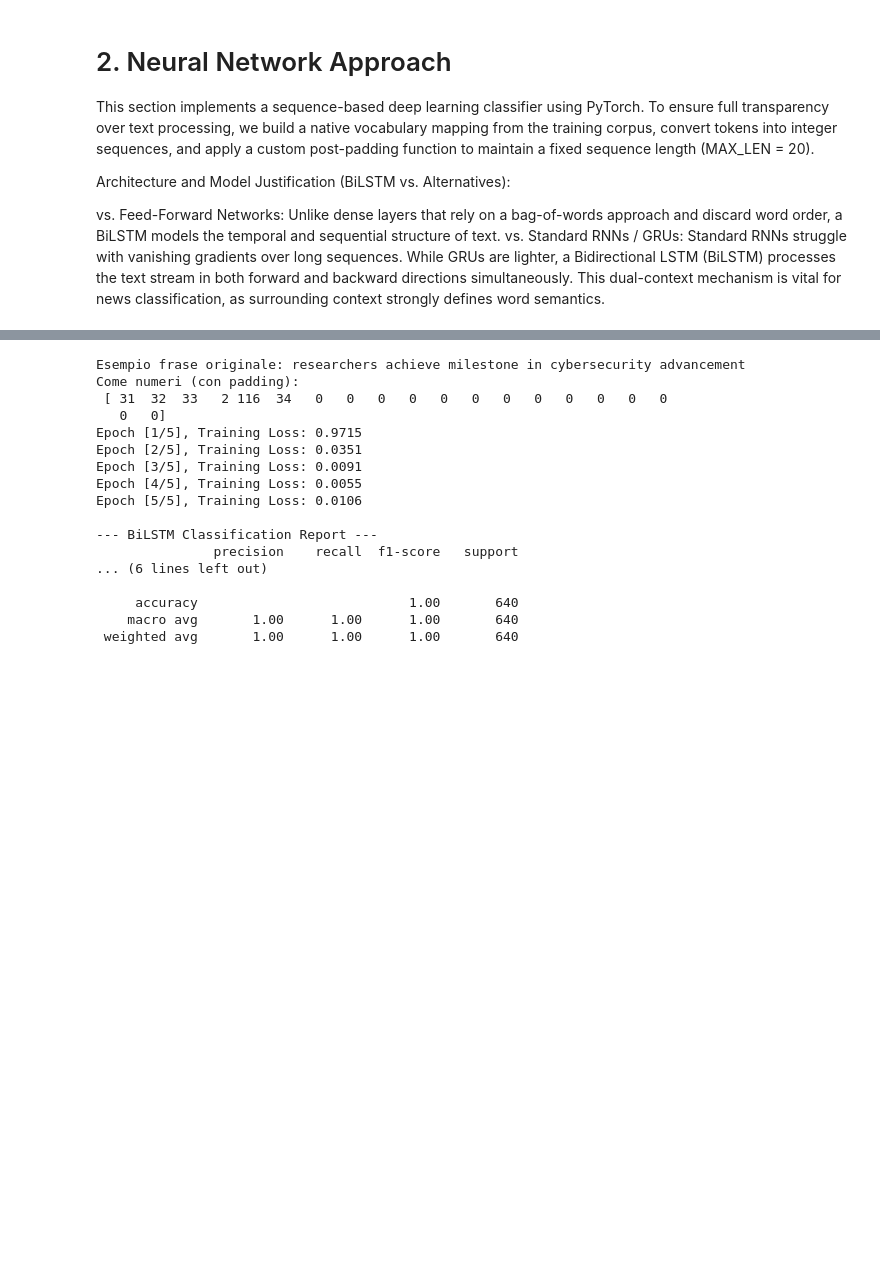
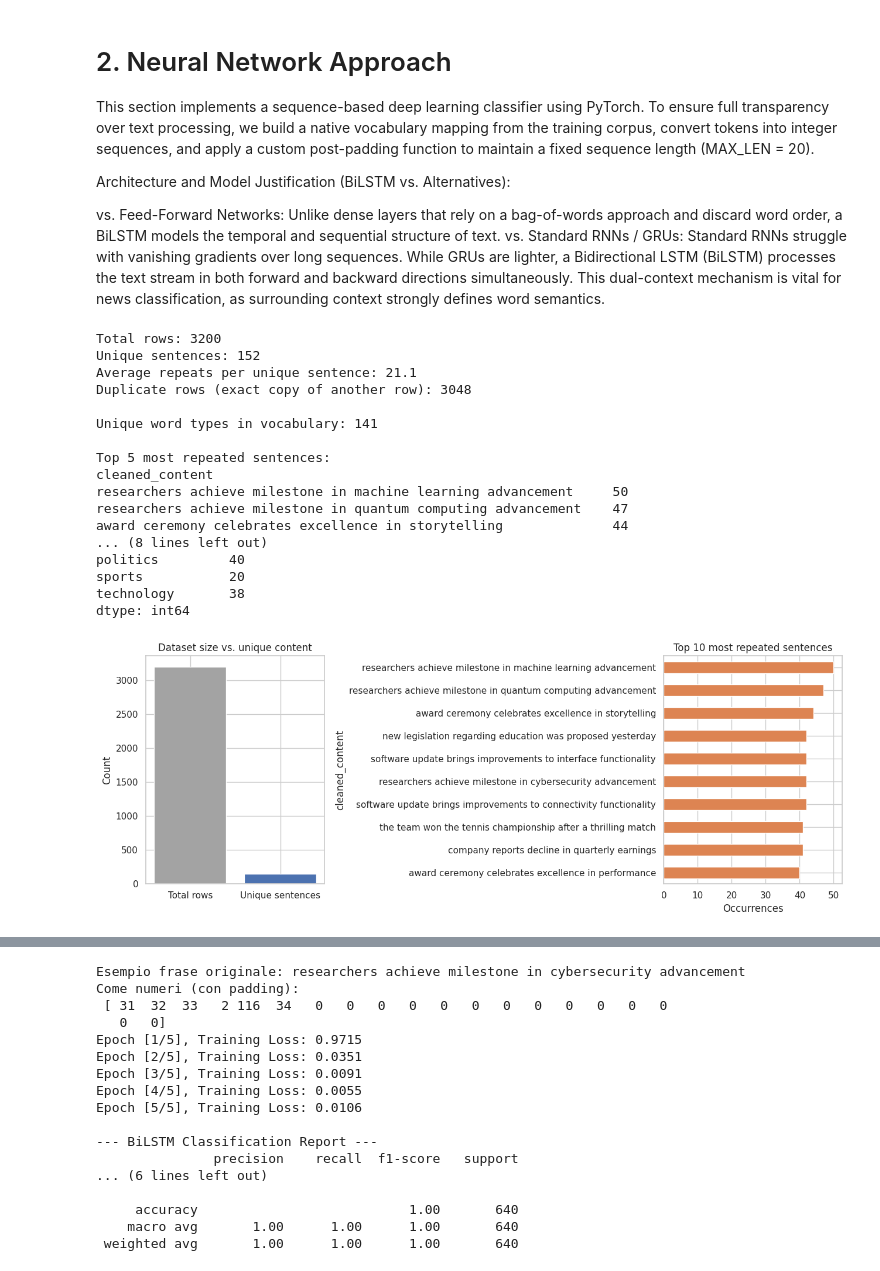
Before and after one commit to francescachn/Text-mining-project, a Jupyter notebook: Copia_di_progetto_data_.ipynb, the cells around one changed output, grey strips where cells are left out. Drawn from its saved outputs; the diff is of its cells as text; code cells hidden in the pictures; blank space fills up the shorter version.

```diff
--- a/Copia_di_progetto_data_.ipynb
+++ b/Copia_di_progetto_data_.ipynb
@@ -532,3 +532,56 @@ Architecture and Model Justification (BiLSTM vs. Alternatives):
 
 vs. Feed-Forward Networks: Unlike dense layers that rely on a bag-of-words approach and discard word order, a BiLSTM models the temporal and sequential structure of text.
 vs. Standard RNNs / GRUs: Standard RNNs struggle with vanishing gradients over long sequences. While GRUs are lighter, a Bidirectional LSTM (BiLSTM) processes the text stream in both forward and backward directions simultaneously. This dual-context mechanism is vital for news classification, as surrounding context strongly defines word semantics.
+# %%
+# ============================================================
+# EDA: Duplication & Vocabulary Diversity
+# ============================================================
+n_total = len(train_df)
+n_unique = train_df["cleaned_content"].nunique()
+
+print(f"Total rows: {n_total}")
+print(f"Unique sentences: {n_unique}")
+print(f"Average repeats per unique sentence: {n_total / n_unique:.1f}")
+print(f"Duplicate rows (exact copy of another row): {train_df['cleaned_content'].duplicated().sum()}")
+
+vocab = Counter(" ".join(train_df['cleaned_content']).split())
+print(f"\nUnique word types in vocabulary: {len(vocab)}")
+
+print("\nTop 5 most repeated sentences:")
+print(train_df["cleaned_content"].value_counts().head(5))
+
+print("\nUnique templates per category:")
+print(train_df.drop_duplicates("cleaned_content").groupby("category").size())
+
+# Visualize: rows vs unique sentences
+fig, axes = plt.subplots(1, 2, figsize=(13, 5))
+axes[0].bar(["Total rows", "Unique sentences"], [n_total, n_unique], color=["#a3a3a3", "#4c72b0"])
+axes[0].set_title("Dataset size vs. unique content")
+axes[0].set_ylabel("Count")
+
+train_df["cleaned_content"].value_counts().head(10).plot(kind="barh", ax=axes[1], color="#dd8452")
+axes[1].set_title("Top 10 most repeated sentences")
+axes[1].set_xlabel("Occurrences")
+axes[1].invert_yaxis()
+
+plt.tight_layout()
+plt.show()
+# %% [output]
+Total rows: 3200
+Unique sentences: 152
+Average repeats per unique sentence: 21.1
+Duplicate rows (exact copy of another row): 3048
+
+Unique word types in vocabulary: 141
+
+Top 5 most repeated sentences:
+cleaned_content
+researchers achieve milestone in machine learning advancement     50
+researchers achieve milestone in quantum computing advancement    47
+award ceremony celebrates excellence in storytelling              44
+... (8 lines left out)
+politics         40
+sports           20
+technology       38
+dtype: int64
+[figure, added]
```
Also changed, not shown: parts of 4 cells of this notebook.
